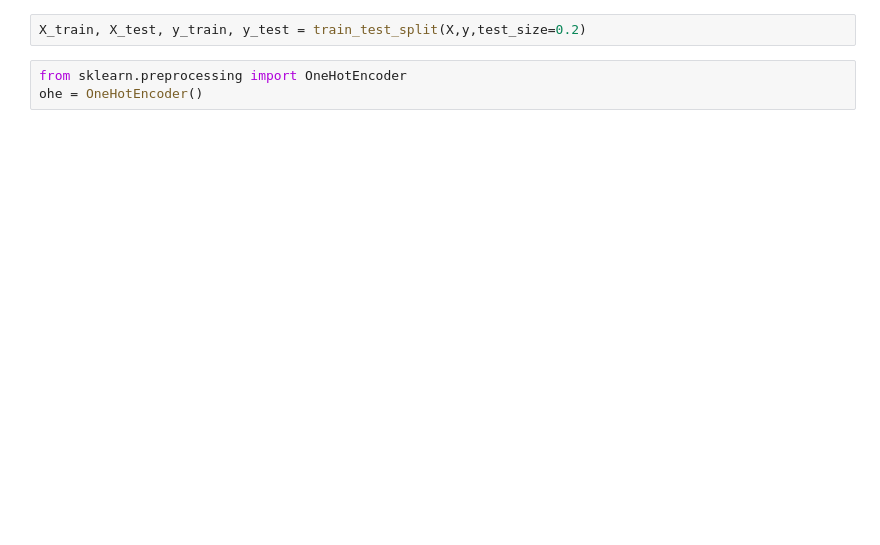
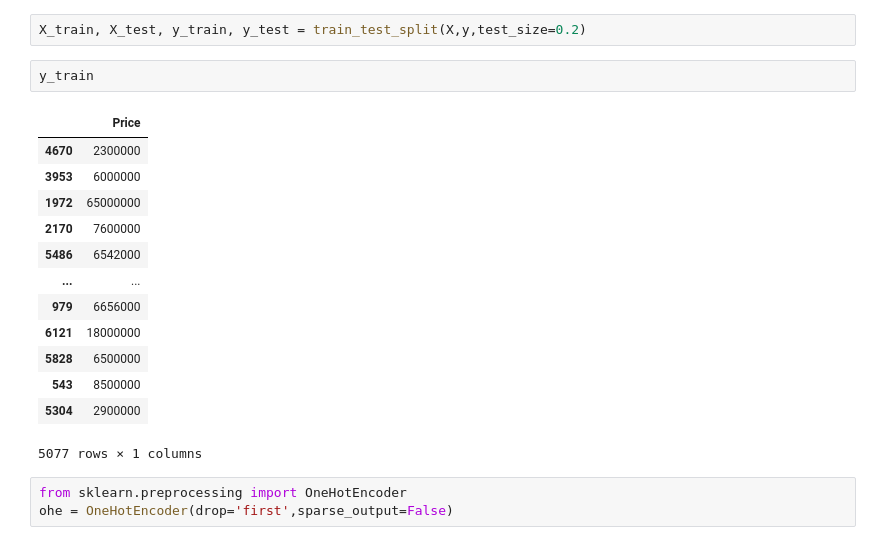
Before and after one commit to Pranavlovescode/Show-Me-Price, a Jupyter notebook: mumbai_price_predictor_model.ipynb, the cells around one changed output. Cells and saved outputs as stored; diff of their text form; blank space fills up the shorter version.

```diff
--- a/mumbai_price_predictor_model.ipynb
+++ b/mumbai_price_predictor_model.ipynb
@@ -127,6 +132,22 @@ print(y)
 [6347 rows x 1 columns]
 # %%
 X_train, X_test, y_train, y_test = train_test_split(X,y,test_size=0.2)
+# %%
+y_train
+# %% [output]
+|  | Price |
+| 4670 | 2300000 |
+| 3953 | 6000000 |
+| 1972 | 65000000 |
+| 2170 | 7600000 |
+| 5486 | 6542000 |
+| ... | ... |
+| 979 | 6656000 |
+| 6121 | 18000000 |
+| 5828 | 6500000 |
+| 543 | 8500000 |
+| 5304 | 2900000 |
+5077 rows × 1 columns
 # %%
 from sklearn.preprocessing import OneHotEncoder
-ohe = OneHotEncoder()
+ohe = OneHotEncoder(drop='first',sparse_output=False)
```
Also changed, not shown: parts of 25 cells of this notebook.
